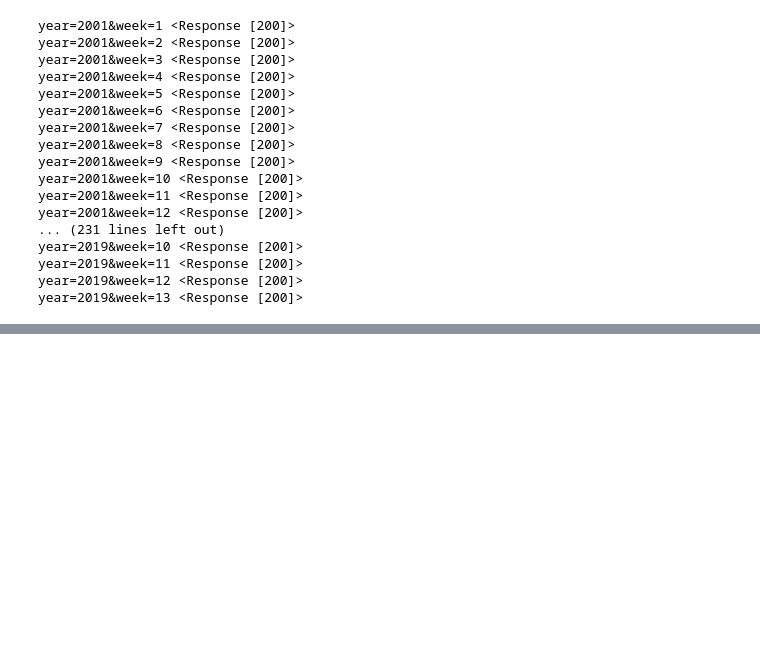
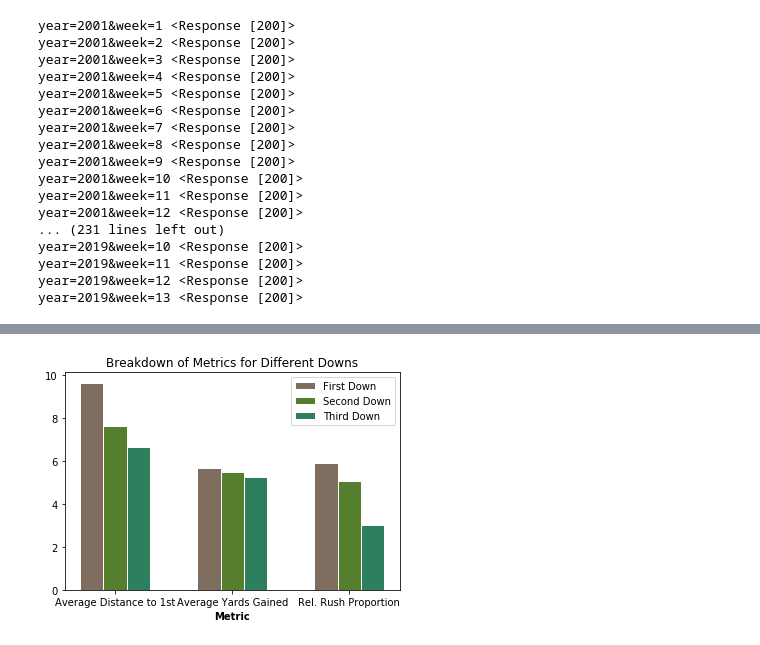
Before and after one commit to MichiganDataScienceTeam/F20-College-Football, a Jupyter notebook: notebooks/Play_by_play_mich.ipynb, the cells around one changed output, grey strips where cells are left out. Cells and saved outputs as stored; diff of their text form; code cells hidden in the pictures; blank space fills up the shorter version.

```diff
--- a/notebooks/Play_by_play_mich.ipynb
+++ b/notebooks/Play_by_play_mich.ipynb
@@ -58,0 +74,38 @@ df.to_csv("../data/play_by_play.csv",index=False,header=True)
+# %%
+import numpy as np
+
+first = df[df['down'] == 1]
+second = df[df['down'] == 2]
+third = df[df['down'] == 3]
+# avg distance, avg yards gained, proportion of run/pass
+first_data = []
+second_data = []
+third_data = []
+
+first_data.append(first['distance'].mean())
+second_data.append(second['distance'].mean())
+third_data.append(third['distance'].mean())
+
+first_data.append(first['yards_gained'].mean())
+second_data.append(second['yards_gained'].mean())
+third_data.append(third['yards_gained'].mean())
+
+first_data.append(first['play_type'].str.contains('Rush').sum()*10/len(first))
+second_data.append(second['play_type'].str.contains('Rush').sum()*10/len(second))
+third_data.append(third['play_type'].str.contains('Rush').sum()*10/len(third))
+
+ax = plt.subplot(111)
+barWidth = .2
+r1 = np.arange(len(first_data))
+r2 = [x + barWidth for x in r1]
+r3 = [x + barWidth for x in r2]
+plt.bar(r1, first_data, color='#7f6d5f', width=barWidth, edgecolor='white', label='First Down')
+plt.bar(r2, second_data, color='#557f2d', width=barWidth, edgecolor='white', label='Second Down')
+plt.bar(r3, third_data, color='#2d7f5e', width=barWidth, edgecolor='white', label='Third Down')
+plt.xlabel('Metric', fontweight='bold')
+plt.xticks([r + barWidth for r in range(len(first_data))], ['Average Distance to 1st', 'Average Yards Gained', 'Rel. Rush Proportion'])
+plt.legend()
+plt.title('Breakdown of Metrics for Different Downs')
+plt.show()
+# %% [output]
+[figure, added]
```
Also changed, not shown: parts of 4 cells of this notebook, 1 other file.
